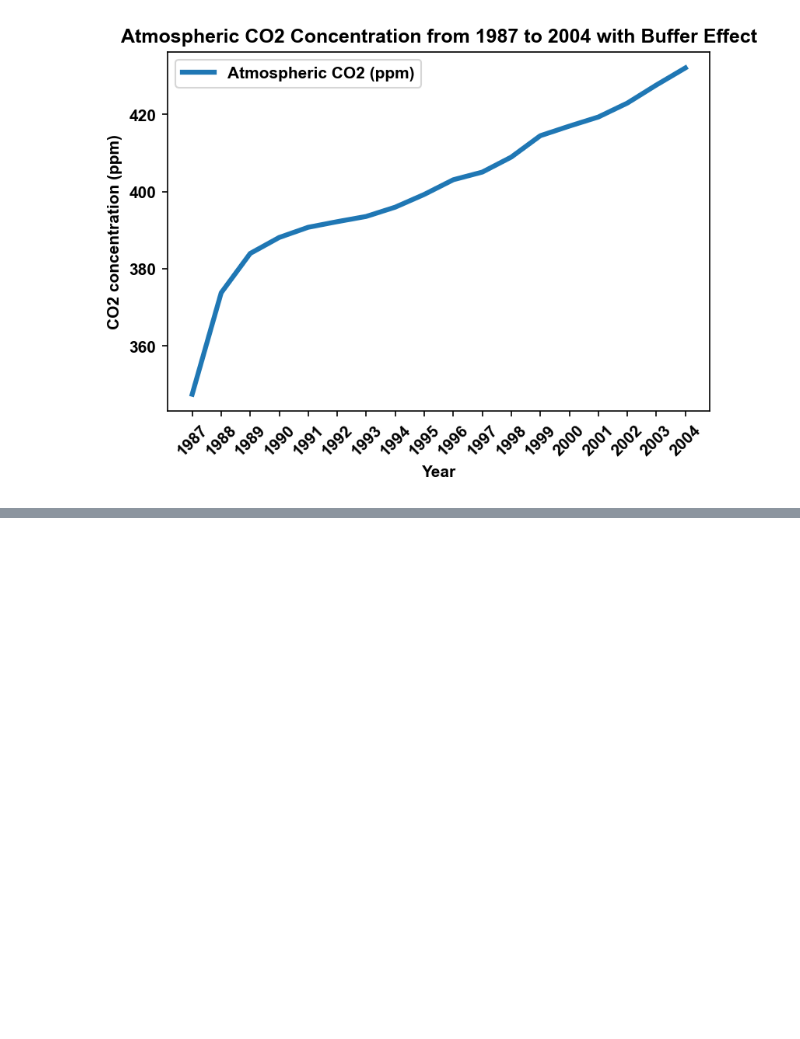
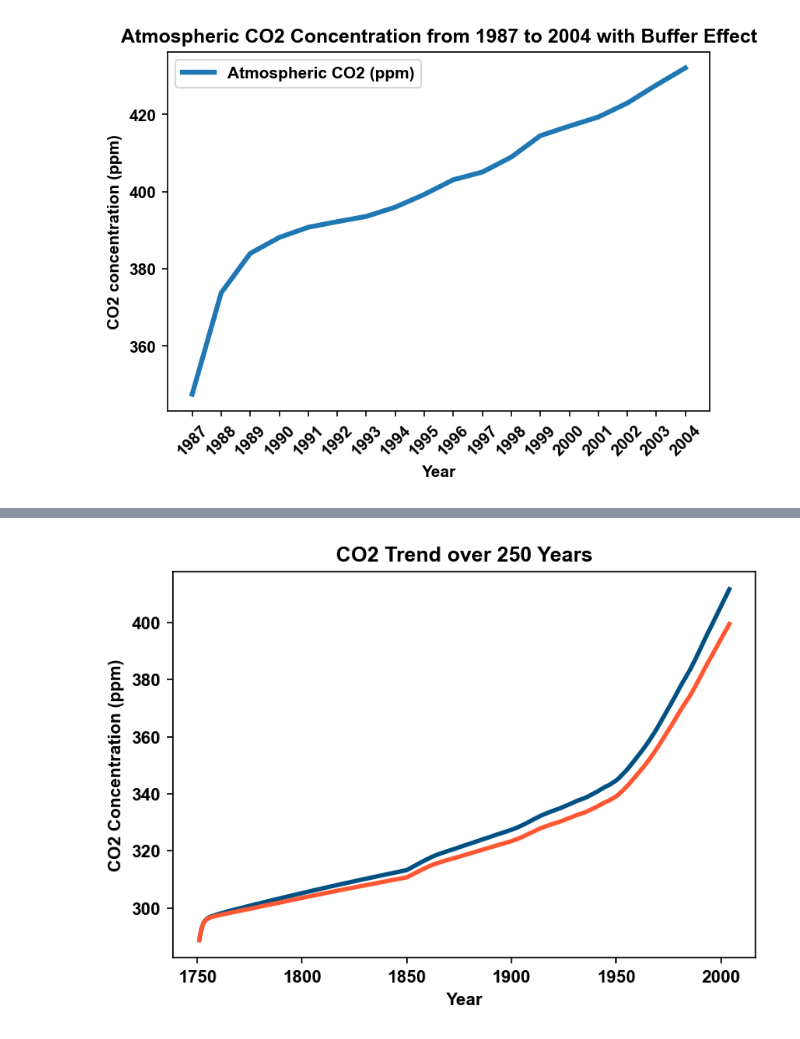
Before and after one commit to CingyQ/ESE5023_Assignments_12331318, a Jupyter notebook: PS5.ipynb, the cells around one changed output, grey strips where cells are left out. Cells and saved outputs as stored; diff of their text form; code cells hidden in the pictures; blank space fills up the shorter version.

```diff
--- a/PS5.ipynb
+++ b/PS5.ipynb
@@ -174,0 +175,89 @@ plt.show()
+# %%
+from scipy.integrate import odeint
+import numpy as np
+import matplotlib.pyplot as plt
+import pandas as pd
+#
+co2_emissions = pd.read_csv('data/global.1751_2014.csv')
+co2_emissions = co2_emissions.iloc[1:] # 从3行开始才是数据
+co2_emissions = co2_emissions[['Year','Total carbon emissions from fossil fuel consumption and cement production (million metric tons of C)','Carbon emissions from cement production',]] #根据文中对γ的描述，选择fossil fuel一列
+co2_emissions['Year']=co2_emissions['Year'].apply(lambda x: int(x)) #由于表格内数据都是str格式，这里统一修改为int
+co2_emissions['Total carbon emissions from fossil fuel consumption and cement production (million metric tons of C)']=co2_emissions['Total carbon emissions from fossil fuel consumption and cement production (million metric tons of C)'].apply(lambda x: int(x))
+co2_emissions['Carbon emissions from cement production']=co2_emissions['Carbon emissions from cement production'].apply(lambda x: int(x))
+co2_emissions = co2_emissions[(co2_emissions['Year'] > 1750) & (co2_emissions['Year'] < 2005)]
+co2_emissions['fossil_fuel_emissions'] = (co2_emissions['Total carbon emissions from fossil fuel consumption and cement production (million metric tons of C)'] - co2_emissions['Carbon emissions from cement production'])/(2.13*1000)
+yearly_emissions = dict(zip(co2_emissions['Year'], co2_emissions['fossil_fuel_emissions'])) #创建年排放字典，通过zip添加映射
+
+# 载入表格数据，并且根据表格里的具体解释选择相应列和年份
+landusechange_emissions = pd.read_excel('data/Global_Carbon_Budget_2016_v1.0.xlsx', sheet_name='Historical Budget')
+landusechange_emissions.columns = landusechange_emissions.iloc[13] #将第13行作为列名，挺奇怪的这表格
+landusechange_emissions = landusechange_emissions.iloc[14:] # Skipping rows before the data starts
+landusechange_emissions = landusechange_emissions[['Year', 'land-use change emissions']]
+landusechange_emissions = landusechange_emissions[(landusechange_emissions['Year'] >1750) & (landusechange_emissions['Year'] <=2004)]
+landusechange_emissions['land-use change emissions'] = landusechange_emissions['land-use change emissions']/2.13
+
+land_use_change = dict(zip(landusechange_emissions['Year'], landusechange_emissions['land-use change emissions']))
+landusechange_emissions.columns = landusechange_emissions.iloc[13]
+
+#定义初始值并把单位转化为ppm
+N1_0= 615/2.13
+N2_0 = 842/2.13
+N3_0 = 9744/2.13
+N4_0 = 26280/2.13
+N5_0 = 90000000/2.13
+N6_0 = 731/2.13
+N7_0 = 1328/2.13
+
+#定义模型系数
+k12 = 60/615
+k21 = 60/842
+k23 = 9/842
+k24 = 43/842
+k32 = 52/9744
+k34 = 162/9744
+k43 = 205/26280
+k45 = 0.2/26280
+k51 = 0.2/90000000
+k67 = 62/731
+k71 = 62/1328
+
+
+# 定义微分方程
+def model1_3(N, t, k12, k21, k23, k24, k32, k34, k43, k45, k51, k67, k71, β, yearly_emissions, land_use_change):
+    N1, N2, N3, N4, N5, N6, N7= N
+    year = int(t)
+    N20 = 821/2.13
+    f0 = 62/2.13
+    P0 = 290.21
+    f = f0 * (1 + β * np.log(N1/P0))
+    gamma = yearly_emissions.get(year, 0)
+    delta = land_use_change.get(year, 0)
+    dN1dt = -k12 * N1 + k21 * (N20 +(3.69 + 1.86e-2 * N1 - 1.80e-6 * N1**2) * (N2 - N20)) + gamma - f + delta + k51 * N5 + k71 * N7
+    dN2dt = k12 * N1 - k21 * (N20 +(3.69 + 1.86e-2 * N1 - 1.80e-6 * N1**2) * (N2 - N20)) - k23 * N2 + k32 * N3 - k24 * N2
+    dN3dt = k23 * N2 - k32 * N3 - k34 * N3 + k43 * N4
+    dN4dt = k34 * N3 - k43 * N4 + k24 * N2 - k45 * N4
+    dN5dt = k45 * N4 - k51 * N5
+    dN6dt = f - k67 * N6 - 2 * delta
+    dN7dt = k67 * N6 - k71 * N7 + delta
+    return [dN1dt, dN2dt, dN3dt, dN4dt, dN5dt, dN6dt, dN7dt]
+
+# Solving the differential equations
+years = np.arange(1751, 2005)
+N0 = [N1_0, N2_0, N3_0, N4_0, N5_0, N6_0, N7_0]
+β= 0.38
+β1 = 0.5
+solution1_3 = odeint(model1_3, N0, years, args=(k12, k21, k23, k24, k32, k34, k43, k45, k51, k67, k71, β, yearly_emissions, land_use_change))
+solution1_3_1 = odeint(model1_3, N0, years, args=(k12, k21, k23, k24, k32, k34, k43, k45, k51, k67, k71, β1, yearly_emissions, land_use_change))
+# 提取结果
+N1_PPM_1_3 = solution1_3[:, 0]
+N1_PPM_1_3_1 = solution1_3_1[:, 0]
+# 画图
+plt.figure(figsize=(6, 4), dpi=150)
+plt.plot(years, N1_PPM_1_3, linewidth=2.5,color='#005082')
+plt.plot(years, N1_PPM_1_3_1, linewidth=2.5, color='#FF5733')
+plt.title("CO2 Trend over 250 Years", weight='bold')
+plt.xlabel("Year", weight='bold')
+plt.ylabel("CO2 Concentration (ppm)", weight='bold')
+plt.show()
+# %% [output]
+[figure, added]
```
Also changed, not shown: parts of 1 cell of this notebook, 4 other files.
